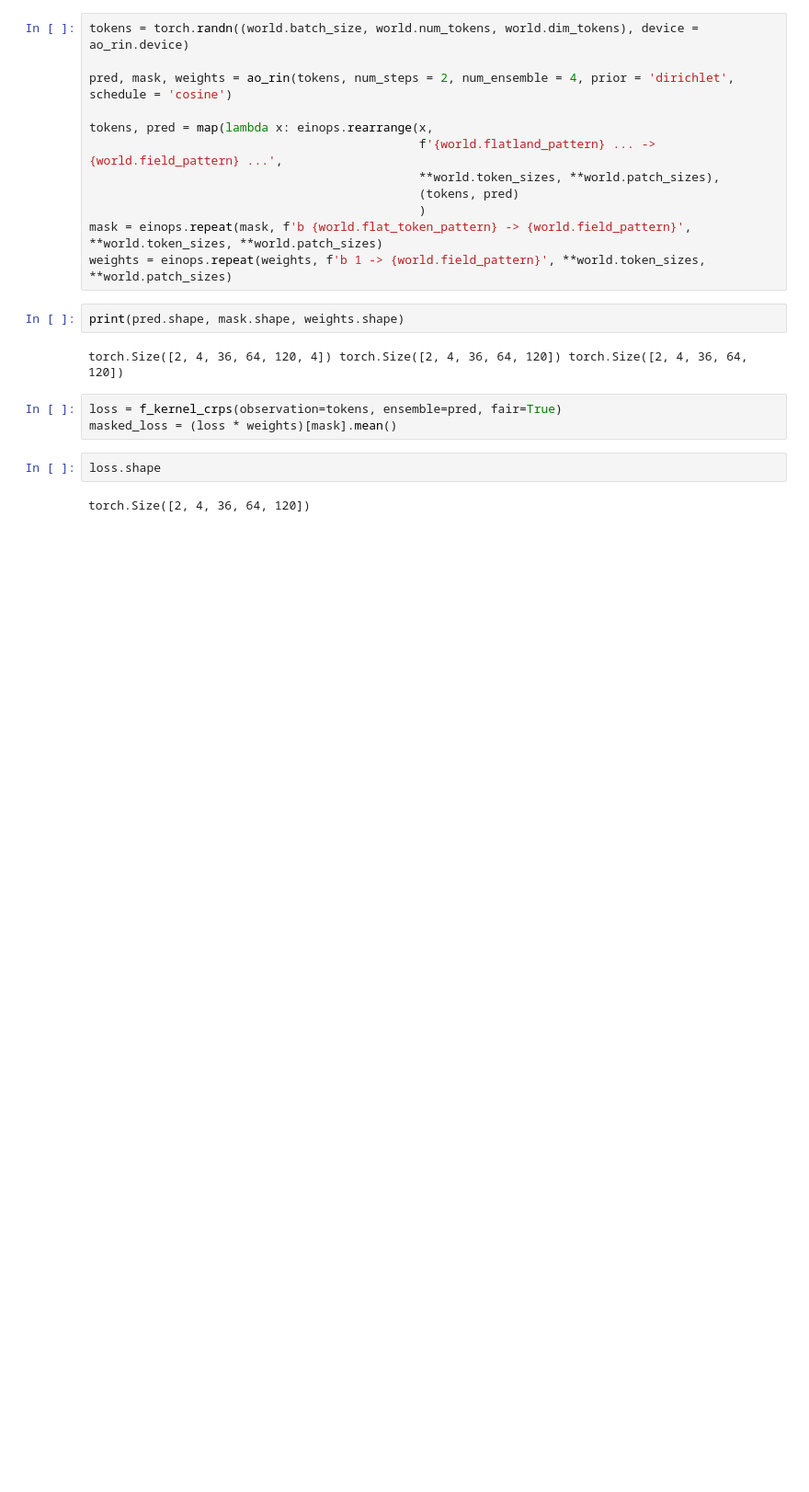
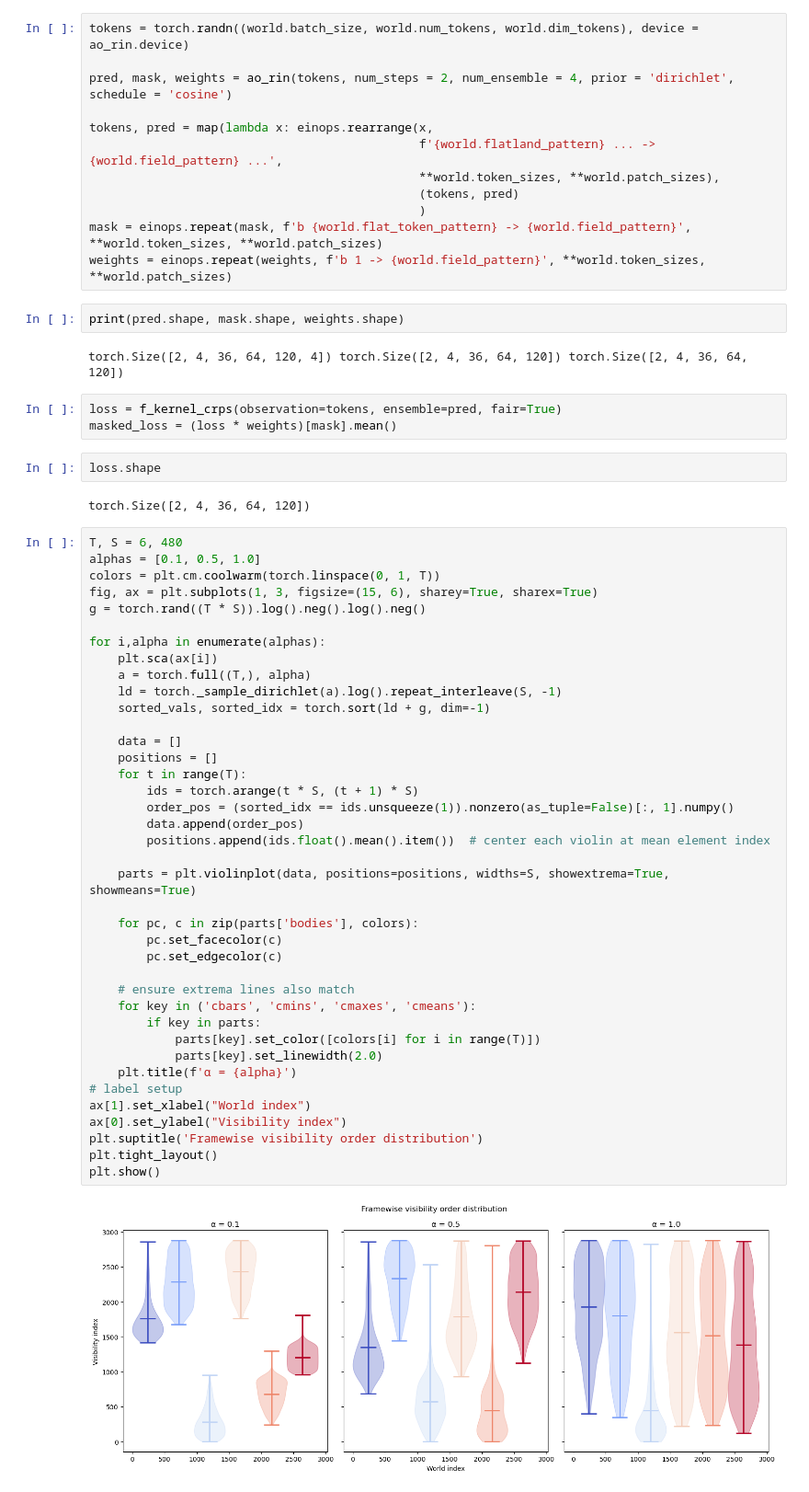
Before and after one commit to jthuemmel/thesis, a Jupyter notebook: test.ipynb, the cells around one changed output. Shown at 92% size. Drawn from its saved outputs; the diff is of its cells as text; blank space fills up the shorter version.

```diff
--- a/test.ipynb
+++ b/test.ipynb
@@ -45,3 +335,44 @@ masked_loss = (loss * weights)[mask].mean()
 loss.shape
 # %% [output]
 torch.Size([2, 4, 36, 64, 120])
+# %%
+T, S = 6, 480
+alphas = [0.1, 0.5, 1.0]
+colors = plt.cm.coolwarm(torch.linspace(0, 1, T))
+fig, ax = plt.subplots(1, 3, figsize=(15, 6), sharey=True, sharex=True)
+g = torch.rand((T * S)).log().neg().log().neg()
+
+for i,alpha in enumerate(alphas):
+    plt.sca(ax[i])
+    a = torch.full((T,), alpha)
+    ld = torch._sample_dirichlet(a).log().repeat_interleave(S, -1)
+    sorted_vals, sorted_idx = torch.sort(ld + g, dim=-1)
+
+    data = []
+    positions = []
+    for t in range(T):
+        ids = torch.arange(t * S, (t + 1) * S)
+        order_pos = (sorted_idx == ids.unsqueeze(1)).nonzero(as_tuple=False)[:, 1].numpy()
+        data.append(order_pos)
+        positions.append(ids.float().mean().item())  # center each violin at mean element index
+
+    parts = plt.violinplot(data, positions=positions, widths=S, showextrema=True, showmeans=True)
+
+    for pc, c in zip(parts['bodies'], colors):
+        pc.set_facecolor(c)
+        pc.set_edgecolor(c)
+
+    # ensure extrema lines also match
+    for key in ('cbars', 'cmins', 'cmaxes', 'cmeans'):
+        if key in parts:
+            parts[key].set_color([colors[i] for i in range(T)])
+            parts[key].set_linewidth(2.0)
+    plt.title(f'α = {alpha}')
+# label setup
+ax[1].set_xlabel("World index")
+ax[0].set_ylabel("Visibility index")
+plt.suptitle('Framewise visibility order distribution')
+plt.tight_layout()
+plt.show()
+# %% [output]
+[figure, added]
```
Also changed, not shown: parts of 5 cells of this notebook.
